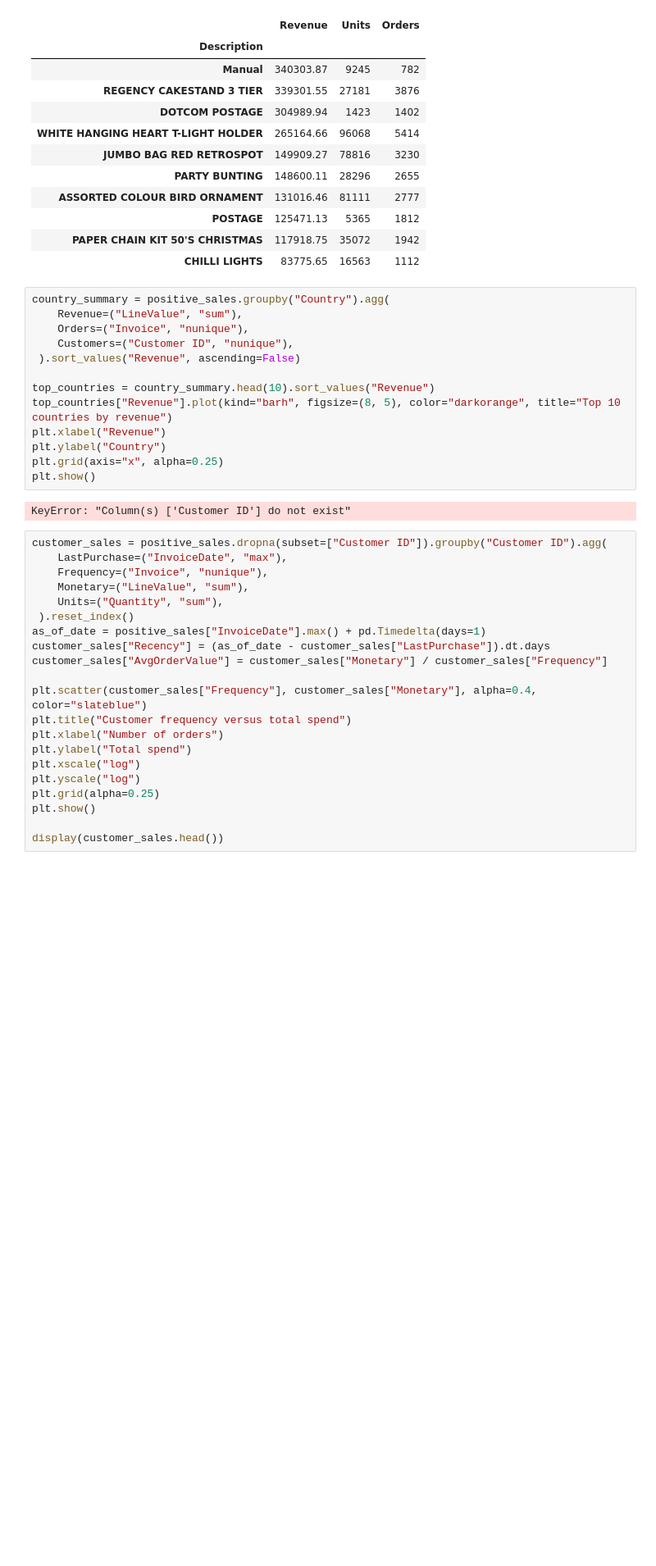
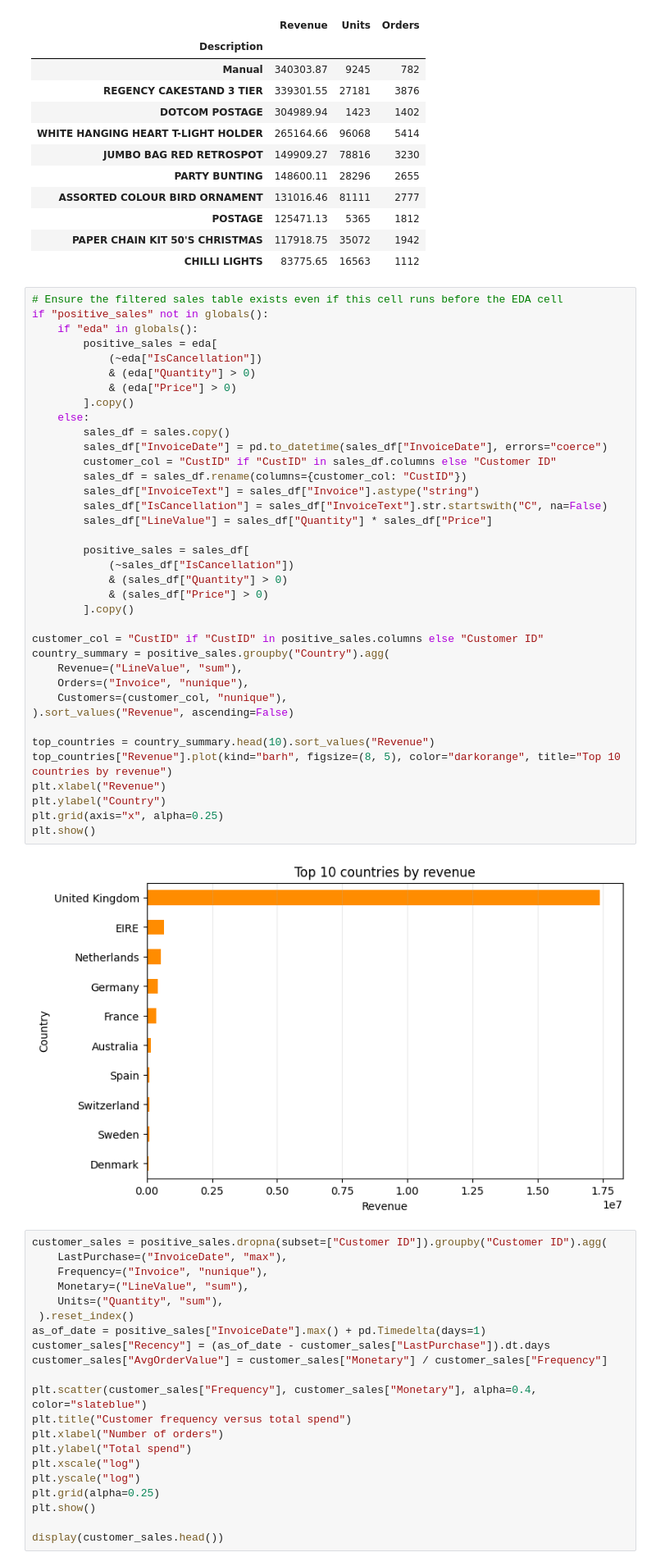
Before and after one commit to AbdullahKhalid166/smartpos-ml, a Jupyter notebook: notebooks/01_eda.ipynb, the cells around one changed output. Shown at 82% size. Cells and saved outputs as stored; diff of their text form; blank space fills up the shorter version.

```diff
--- a/notebooks/01_eda.ipynb
+++ b/notebooks/01_eda.ipynb
@@ -262,20 +262,44 @@ display(product_summary.head(10))
 | PAPER CHAIN KIT 50'S CHRISTMAS | 117918.75 | 35072 | 1942 |
 | CHILLI LIGHTS | 83775.65 | 16563 | 1112 |
 # %%
+# Ensure the filtered sales table exists even if this cell runs before the EDA cell
+if "positive_sales" not in globals():
+    if "eda" in globals():
+        positive_sales = eda[
+            (~eda["IsCancellation"])
+            & (eda["Quantity"] > 0)
+            & (eda["Price"] > 0)
+        ].copy()
+    else:
+        sales_df = sales.copy()
+        sales_df["InvoiceDate"] = pd.to_datetime(sales_df["InvoiceDate"], errors="coerce")
+        customer_col = "CustID" if "CustID" in sales_df.columns else "Customer ID"
+        sales_df = sales_df.rename(columns={customer_col: "CustID"})
+        sales_df["InvoiceText"] = sales_df["Invoice"].astype("string")
+        sales_df["IsCancellation"] = sales_df["InvoiceText"].str.startswith("C", na=False)
+        sales_df["LineValue"] = sales_df["Quantity"] * sales_df["Price"]
+
+        positive_sales = sales_df[
+            (~sales_df["IsCancellation"])
+            & (sales_df["Quantity"] > 0)
+            & (sales_df["Price"] > 0)
+        ].copy()
+
+customer_col = "CustID" if "CustID" in positive_sales.columns else "Customer ID"
 country_summary = positive_sales.groupby("Country").agg(
     Revenue=("LineValue", "sum"),
     Orders=("Invoice", "nunique"),
-    Customers=("Customer ID", "nunique"),
- ).sort_values("Revenue", ascending=False)
+    Customers=(customer_col, "nunique"),
+).sort_values("Revenue", ascending=False)
 
 top_countries = country_summary.head(10).sort_values("Revenue")
 top_countries["Revenue"].plot(kind="barh", figsize=(8, 5), color="darkorange", title="Top 10 countries by revenue")
 plt.xlabel("Revenue")
 plt.ylabel("Country")
 plt.grid(axis="x", alpha=0.25)
 plt.show()
 # %% [output]
-KeyError: "Column(s) ['Customer ID'] do not exist"
+[figure, added]
 # %%
 customer_sales = positive_sales.dropna(subset=["Customer ID"]).groupby("Customer ID").agg(
     LastPurchase=("InvoiceDate", "max"),
```
Also changed, not shown: 12 other files.
